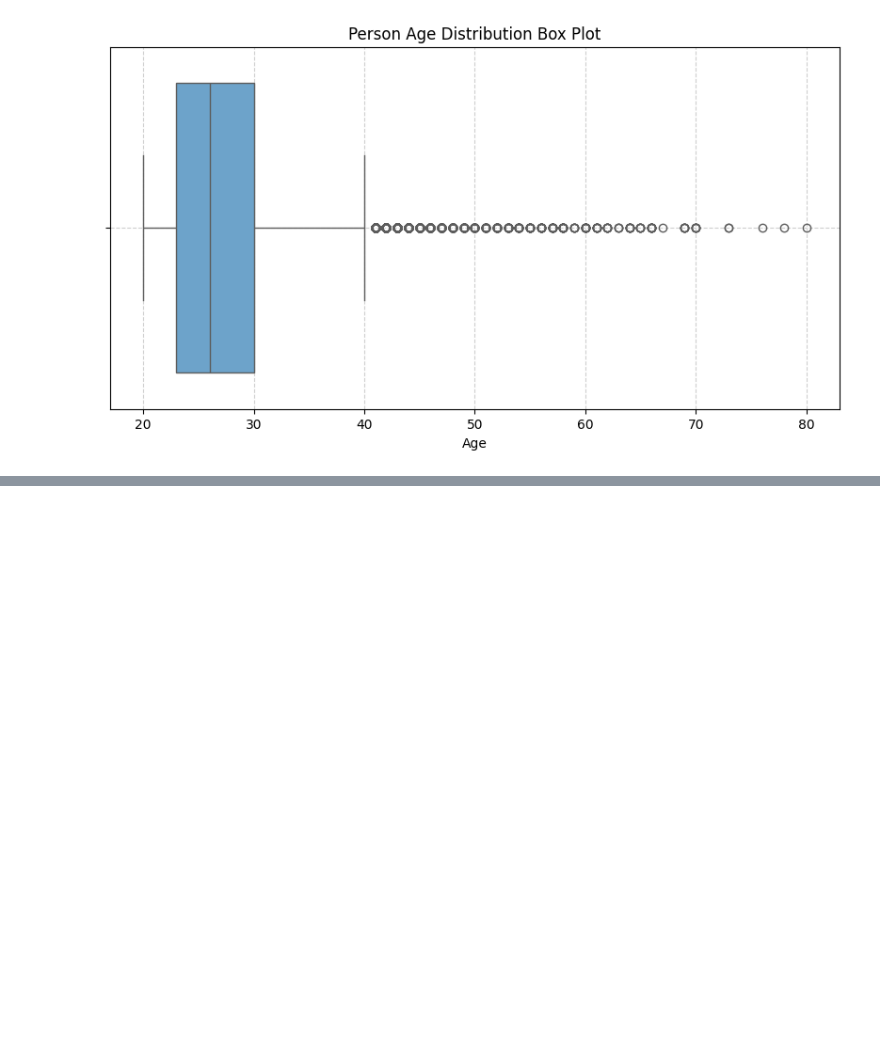
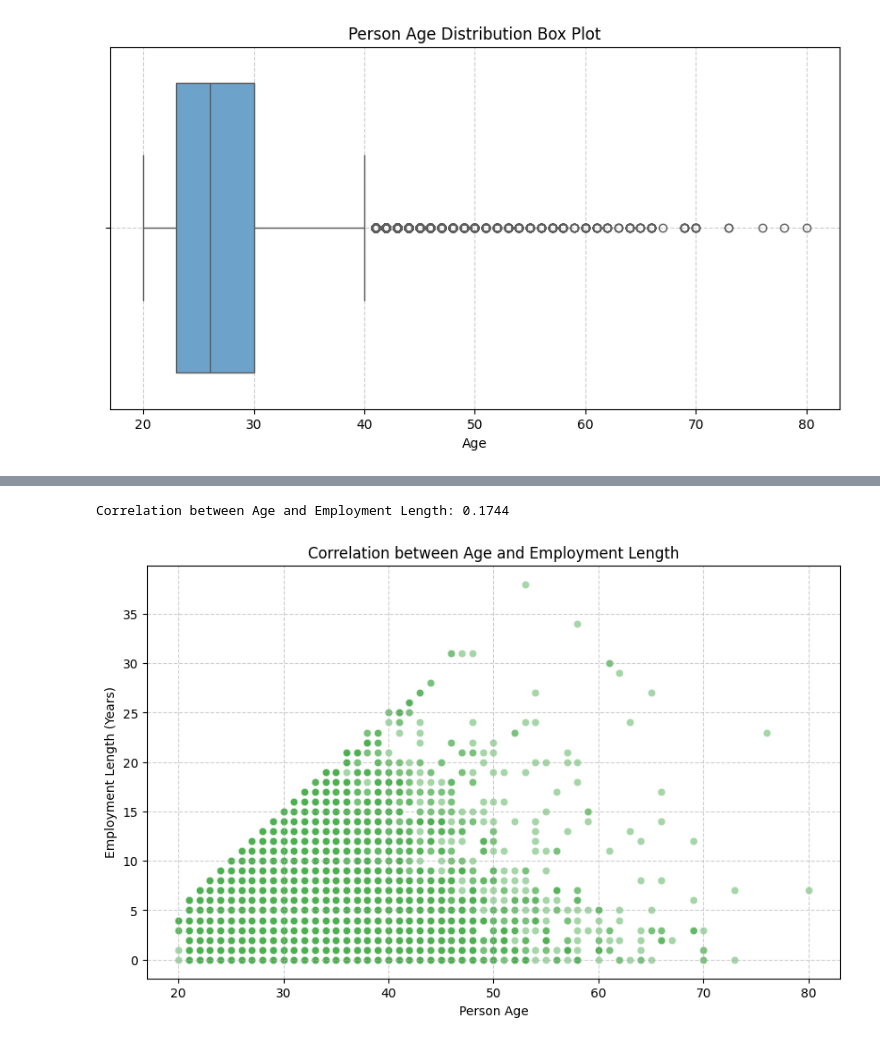
Before and after one commit to Void-sleepy/Data-Mining-Project, a Jupyter notebook: clean.ipynb, the cells around one changed output, grey strips where cells are left out. Drawn from its saved outputs; the diff is of its cells as text; code cells hidden in the pictures; blank space fills up the shorter version.

```diff
--- a/clean.ipynb
+++ b/clean.ipynb
@@ -117 +132,19 @@ plt.grid(True, linestyle='--', alpha=0.6)
+# %%
+df = df.drop(df[df['person_emp_length']>40].index,axis=0)
+# %%
+
+correlation = df['person_age'].corr(df['person_emp_length'])
+print(f"Correlation between Age and Employment Length: {correlation:.4f}")
+
+
+plt.figure(figsize=(10, 6))
+sns.scatterplot(x='person_age', y='person_emp_length', data=df, alpha=0.5, color='#4CAF50')
+plt.title("Correlation between Age and Employment Length")
+plt.xlabel("Person Age")
+plt.ylabel("Employment Length (Years)")
+plt.grid(True, linestyle='--', alpha=0.6)
+plt.show()
+# %% [output]
+Correlation between Age and Employment Length: 0.1744
+[figure, added]
 # %%
```
Also changed, not shown: parts of 5 cells of this notebook.
